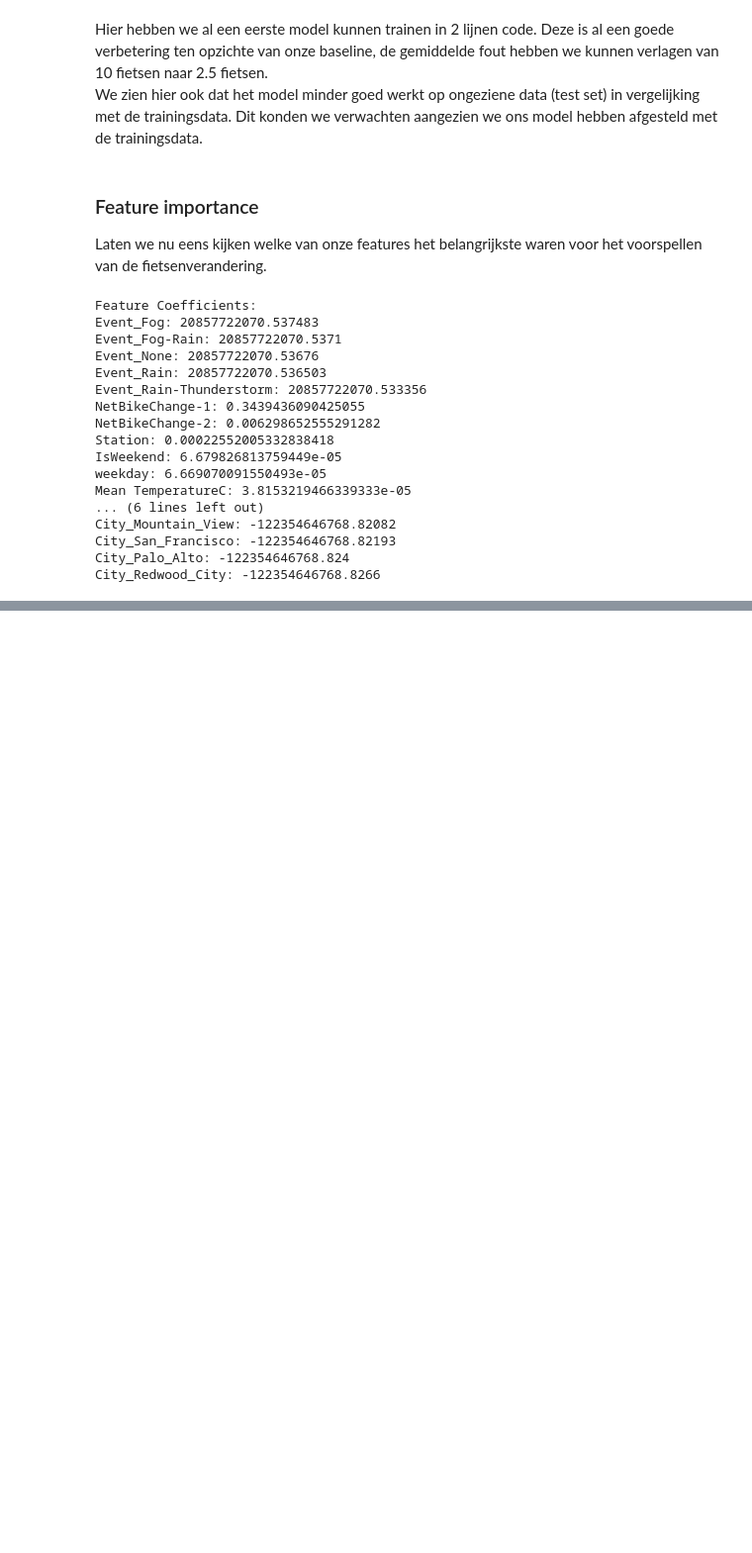
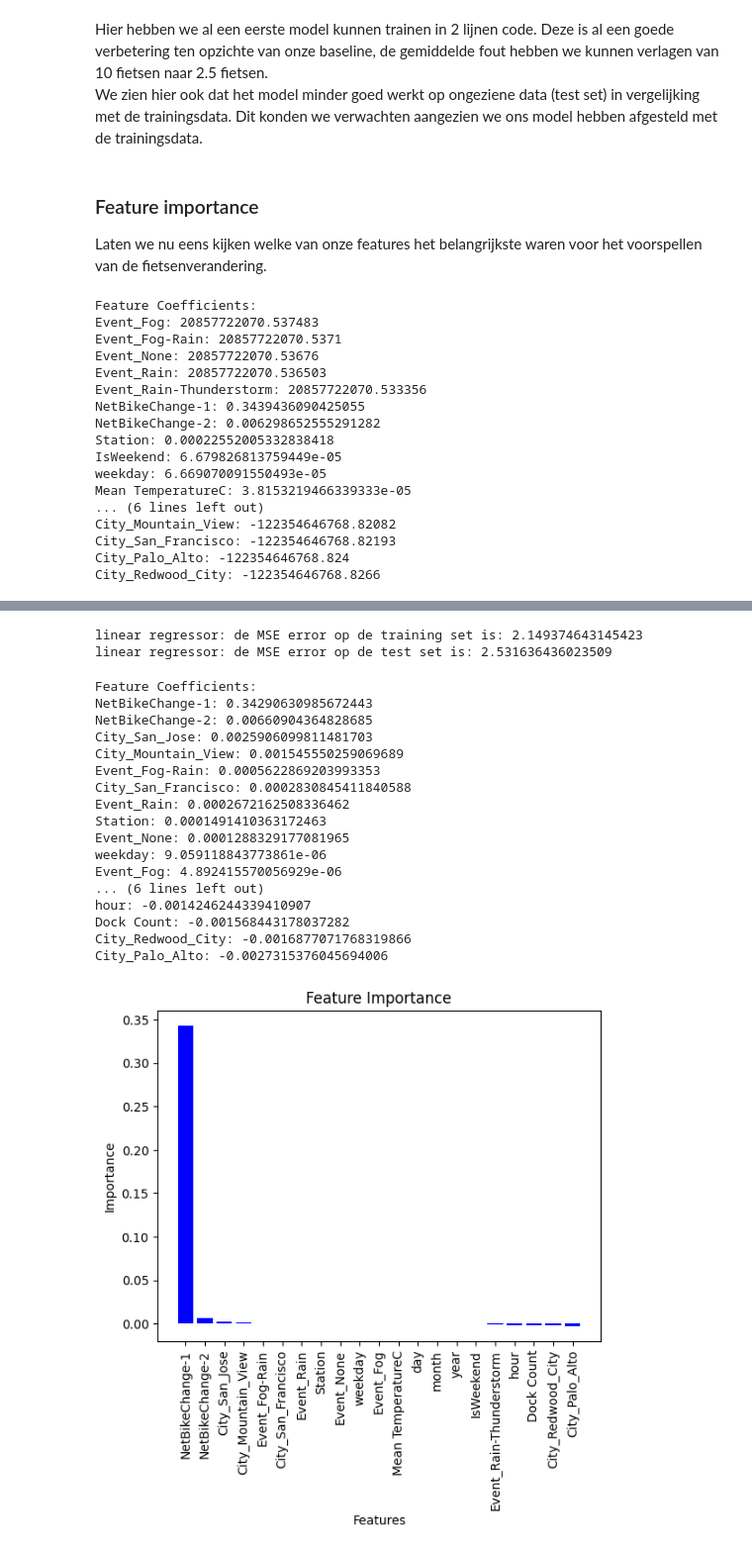
Before and after one commit to DecosterBram/MOW-BikeShare-workshop, a Jupyter notebook: notebooks/BikeShare_exercise_solution.ipynb, the cells around one changed output, grey strips where cells are left out. Shown at 99% size. Saved outputs shown, nothing was run; the diff lists cells and outputs as text; code cells hidden in the pictures; blank space fills up the shorter version.

```diff
--- a/notebooks/BikeShare_exercise_solution.ipynb
+++ b/notebooks/BikeShare_exercise_solution.ipynb
@@ -858,0 +901,39 @@ improvement via CNN, time series, or non linear regression
+# %%
+from sklearn.linear_model import RidgeCV
+import numpy as np
+
+alphas = np.logspace(-6, 6, 25)
+ridge = RidgeCV(alphas=alphas)
+ridge.fit(train_df_features, train_target)
+predictions= ridge.predict(test_df_features)
+ridge_test_MSE = mean_squared_error(test_target,predictions)
+print(f"ridge regressor: de MSE error op de test set is: {ridge_test_MSE}")
+# %% [output]
+linear regressor: de MSE error op de training set is: 2.149374643145423
+linear regressor: de MSE error op de test set is: 2.531636436023509
+# %%
+coefficients = ridge.coef_
+ridge_features = sorted(zip(train_df_features.columns, coefficients), key=lambda x: x[1], reverse=True)
+print('Feature Coefficients:')
+for feature, coefficient in ridge_features:
+    print(f'{feature}: {coefficient}')
+featureImportanceGraph(ridge_features)
+# %% [output]
+Feature Coefficients:
+NetBikeChange-1: 0.34290630985672443
+NetBikeChange-2: 0.00660904364828685
+City_San_Jose: 0.0025906099811481703
+City_Mountain_View: 0.001545550259069689
+Event_Fog-Rain: 0.0005622869203993353
+City_San_Francisco: 0.0002830845411840588
+Event_Rain: 0.0002672162508336462
+Station: 0.0001491410363172463
+Event_None: 0.0001288329177081965
+weekday: 9.059118843773861e-06
+Event_Fog: 4.892415570056929e-06
+... (6 lines left out)
+hour: -0.0014246244339410907
+Dock Count: -0.001568443178037282
+City_Redwood_City: -0.0016877071768319866
+City_Palo_Alto: -0.0027315376045694006
+[figure, added]
```
Also changed, not shown: parts of 18 cells of this notebook.
